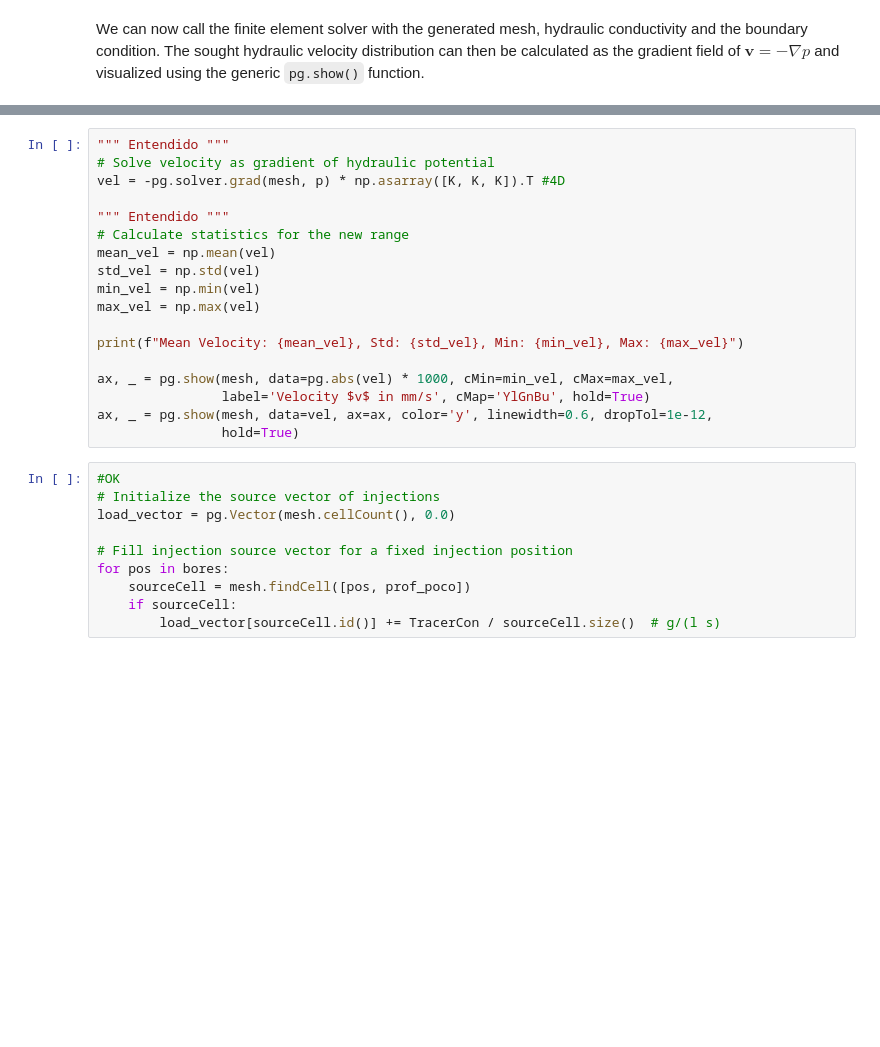
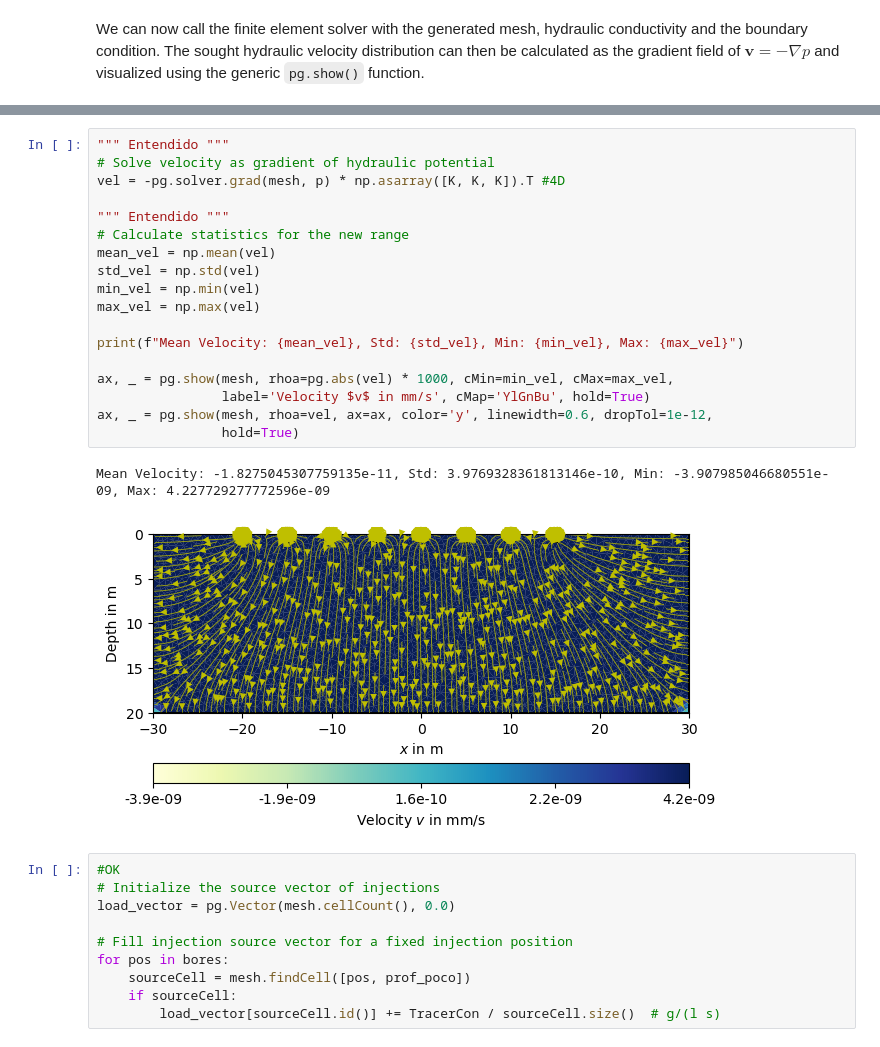
Before and after one commit to guiguilhermegui/TF, a Jupyter notebook: modelo_tf.ipynb, the cells around one changed output, grey strips where cells are left out. Saved outputs shown, nothing was run; the diff lists cells and outputs as text; blank space fills up the shorter version.

```diff
--- a/modelo_tf.ipynb
+++ b/modelo_tf.ipynb
@@ -281,21 +292,24 @@ plt.show()
 # %%
 """ Entendido """
 # Solve velocity as gradient of hydraulic potential
 vel = -pg.solver.grad(mesh, p) * np.asarray([K, K, K]).T #4D
 
 """ Entendido """
 # Calculate statistics for the new range
 mean_vel = np.mean(vel)
 std_vel = np.std(vel)
 min_vel = np.min(vel)
 max_vel = np.max(vel)
 
 print(f"Mean Velocity: {mean_vel}, Std: {std_vel}, Min: {min_vel}, Max: {max_vel}")
 
-ax, _ = pg.show(mesh, data=pg.abs(vel) * 1000, cMin=min_vel, cMax=max_vel,
+ax, _ = pg.show(mesh, rhoa=pg.abs(vel) * 1000, cMin=min_vel, cMax=max_vel,
                 label='Velocity $v$ in mm/s', cMap='YlGnBu', hold=True)
-ax, _ = pg.show(mesh, data=vel, ax=ax, color='y', linewidth=0.6, dropTol=1e-12,
+ax, _ = pg.show(mesh, rhoa=vel, ax=ax, color='y', linewidth=0.6, dropTol=1e-12,
                 hold=True)
+# %% [output]
+Mean Velocity: -1.8275045307759135e-11, Std: 3.9769328361813146e-10, Min: -3.907985046680551e-09, Max: 4.227729277772596e-09
+[figure, added]
 # %%
 #OK
 # Initialize the source vector of injections
```
Also changed, not shown: parts of 12 cells of this notebook, 1 other file.
